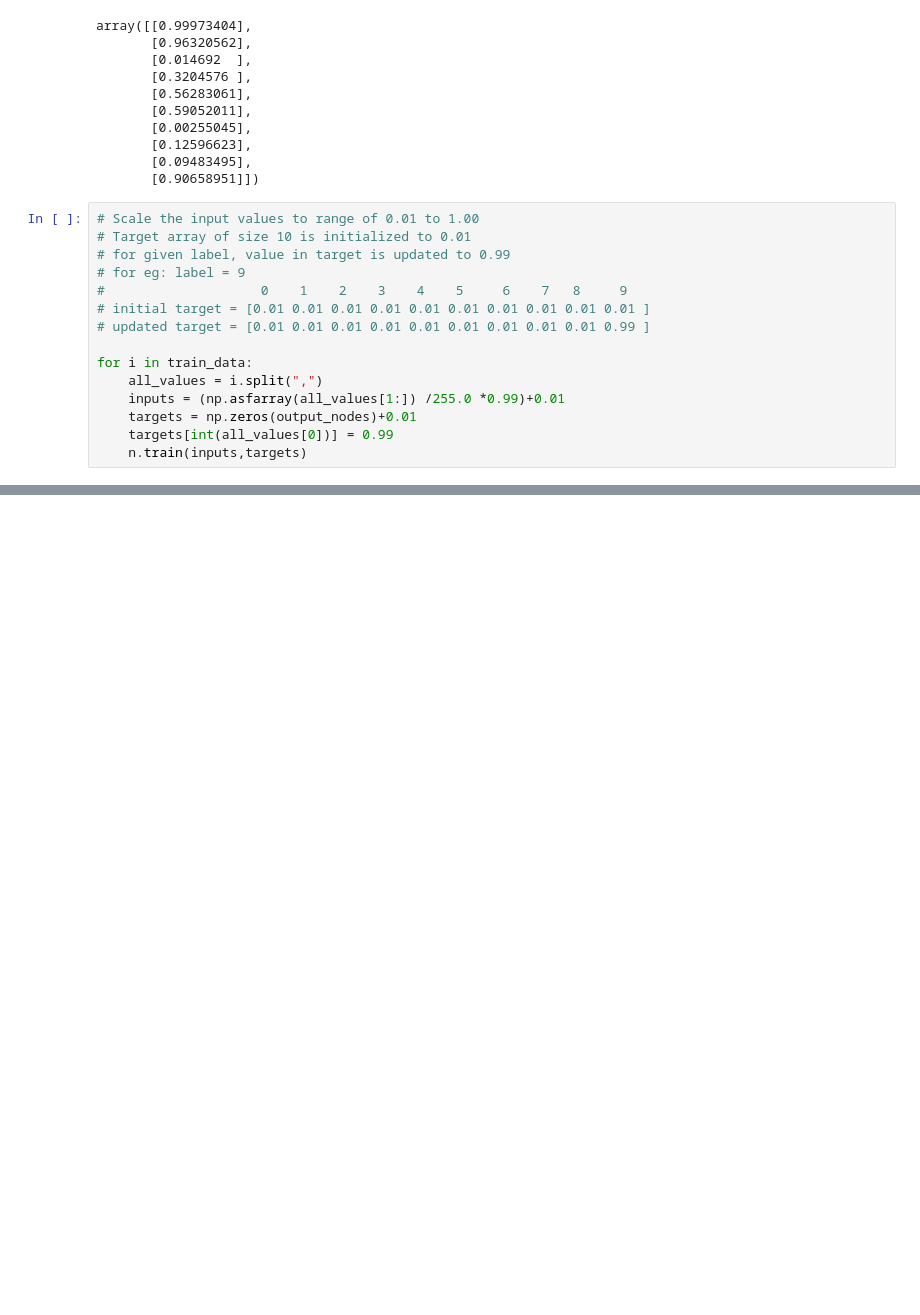
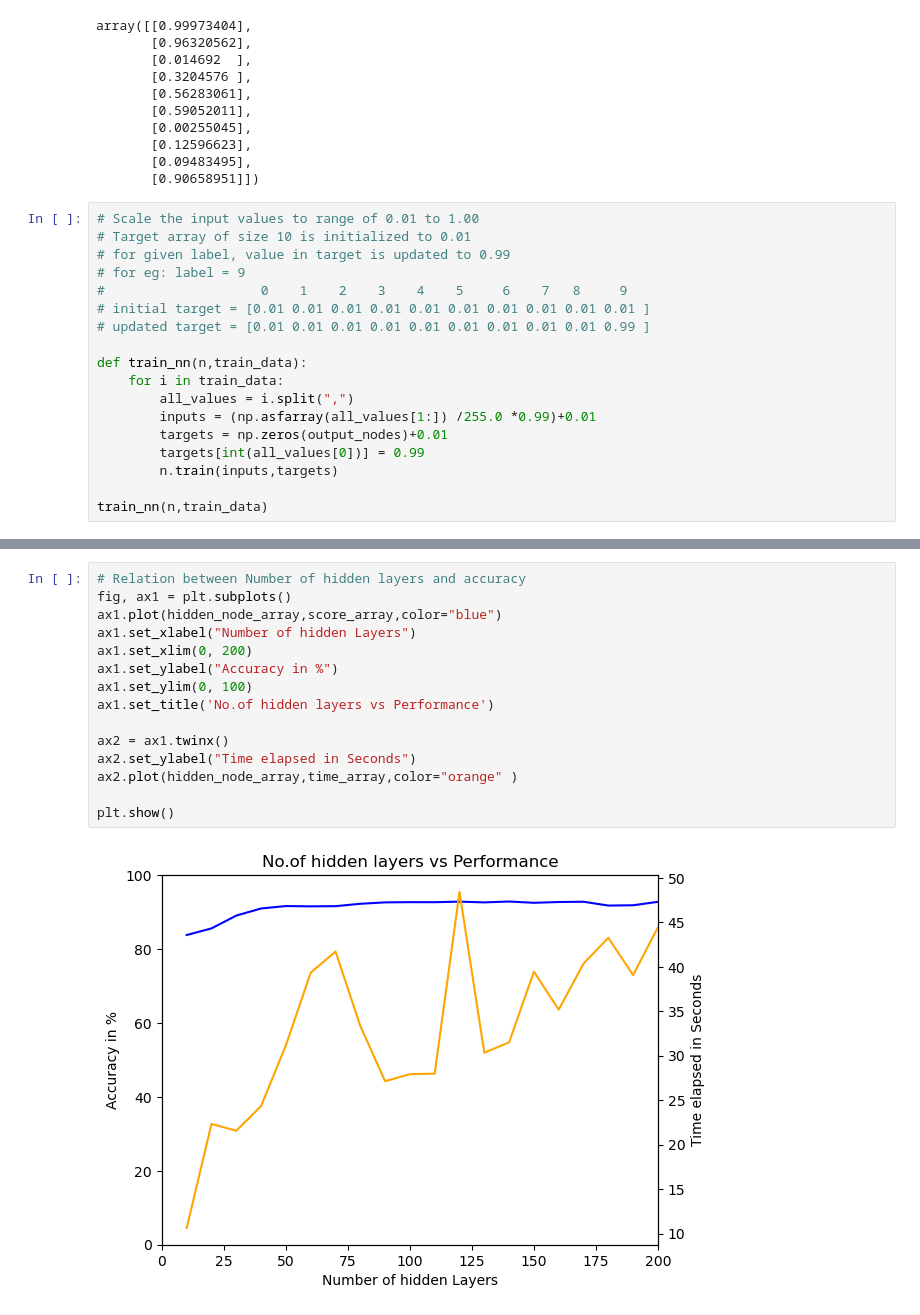
Before and after one commit to Pilot-Khadka/Neural-Networks, a Jupyter notebook: main.ipynb, the cells around one changed output, grey strips where cells are left out. Saved outputs shown, nothing was run; the diff lists cells and outputs as text; blank space fills up the shorter version.

```diff
--- a/main.ipynb
+++ b/main.ipynb
@@ -105,11 +105,14 @@ array([[0.99973404],
 # initial target = [0.01 0.01 0.01 0.01 0.01 0.01 0.01 0.01 0.01 0.01 ]
 # updated target = [0.01 0.01 0.01 0.01 0.01 0.01 0.01 0.01 0.01 0.99 ]
 
-for i in train_data:
-    all_values = i.split(",")
-    inputs = (np.asfarray(all_values[1:]) /255.0 *0.99)+0.01
-    targets = np.zeros(output_nodes)+0.01
-    targets[int(all_values[0])] = 0.99
-    n.train(inputs,targets)
+def train_nn(n,train_data):
+    for i in train_data:
+        all_values = i.split(",")
+        inputs = (np.asfarray(all_values[1:]) /255.0 *0.99)+0.01
+        targets = np.zeros(output_nodes)+0.01
+        targets[int(all_values[0])] = 0.99
+        n.train(inputs,targets)
+
+train_nn(n,train_data)
 # %%
 # test the neural network
@@ -133,0 +197,17 @@ Performance :  93.25555555555556 %
+# %%
+# Relation between Number of hidden layers and accuracy
+fig, ax1 = plt.subplots()
+ax1.plot(hidden_node_array,score_array,color="blue")
+ax1.set_xlabel("Number of hidden Layers")
+ax1.set_xlim(0, 200)
+ax1.set_ylabel("Accuracy in %")
+ax1.set_ylim(0, 100)
+ax1.set_title('No.of hidden layers vs Performance')
+
+ax2 = ax1.twinx()
+ax2.set_ylabel("Time elapsed in Seconds")
+ax2.plot(hidden_node_array,time_array,color="orange" )
+
+plt.show()
+# %% [output]
+[figure, added]
```
Also changed, not shown: parts of 2 cells of this notebook.
